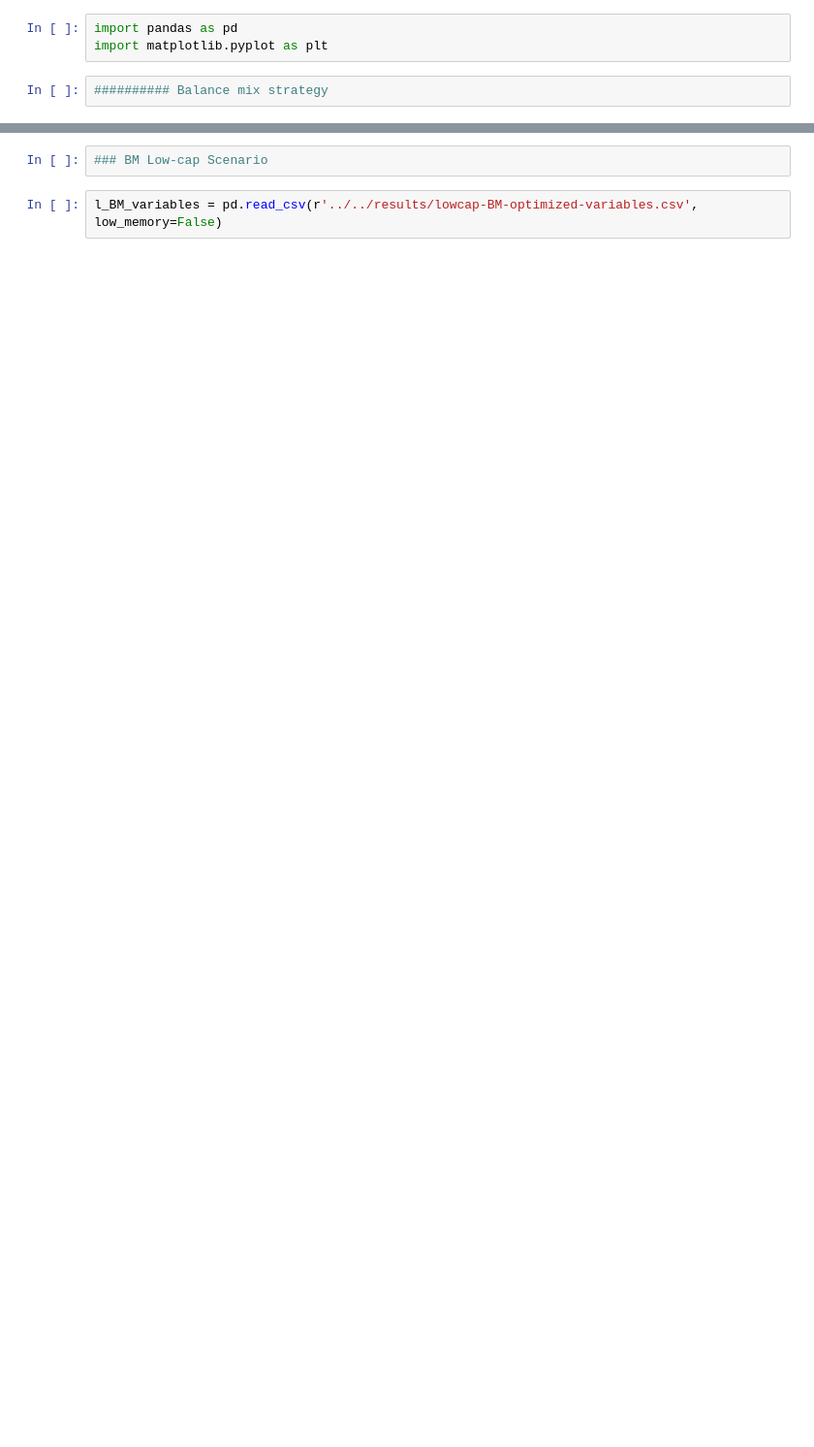
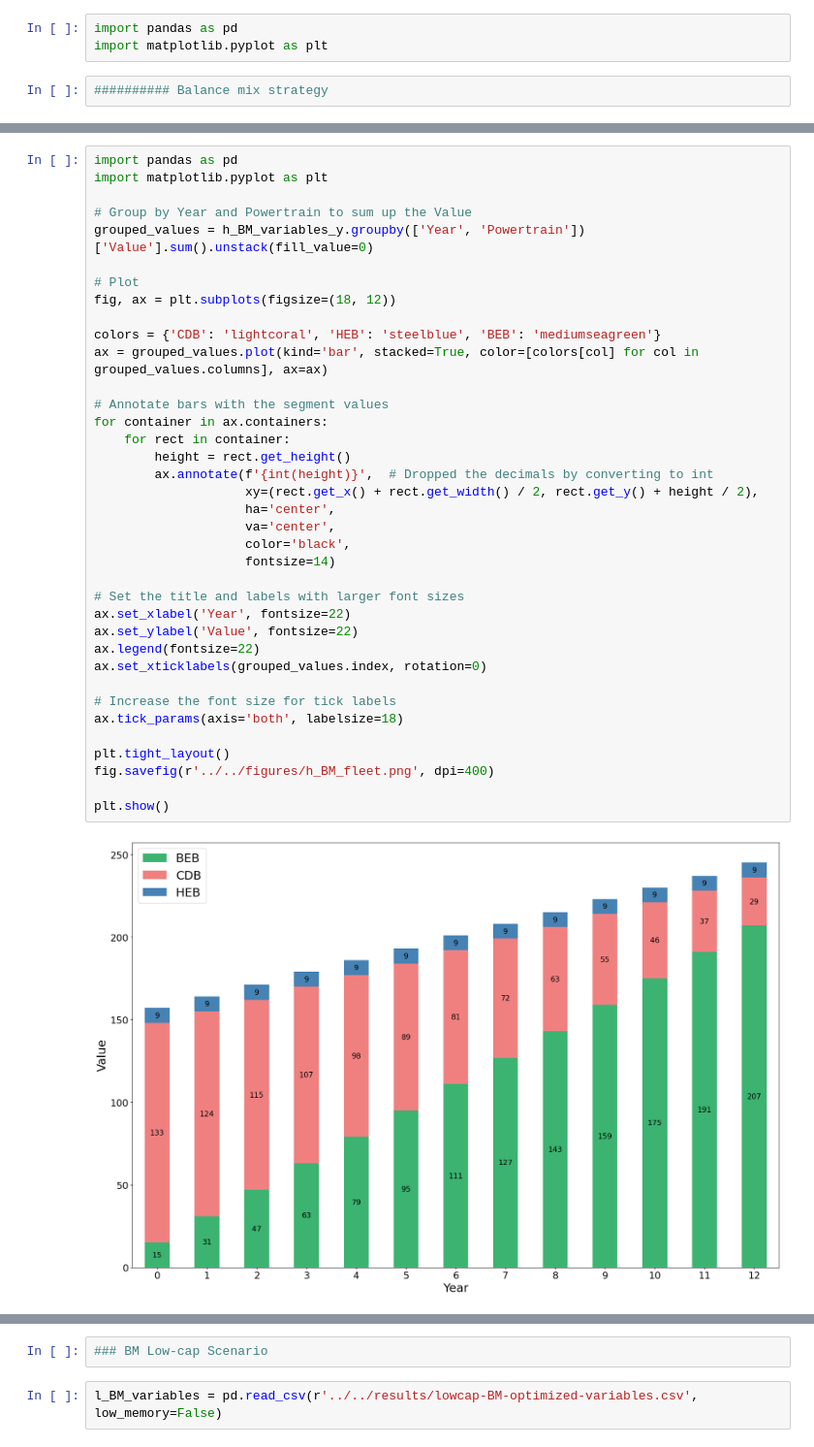
Before and after one commit to narslab/transit-electrification-futures, a Jupyter notebook: bin/jupyter/organize-optimization-results-BM.ipynb, the cells around one changed output, grey strips where cells are left out. Shown at 97% size. Cells and saved outputs as stored; diff of their text form; blank space fills up the shorter version.

```diff
--- a/bin/jupyter/organize-optimization-results-BM.ipynb
+++ b/bin/jupyter/organize-optimization-results-BM.ipynb
@@ -5,0 +106,39 @@ import matplotlib.pyplot as plt
+# %%
+import pandas as pd
+import matplotlib.pyplot as plt
+
+# Group by Year and Powertrain to sum up the Value
+grouped_values = h_BM_variables_y.groupby(['Year', 'Powertrain'])['Value'].sum().unstack(fill_value=0)
+
+# Plot
+fig, ax = plt.subplots(figsize=(18, 12))
+
+colors = {'CDB': 'lightcoral', 'HEB': 'steelblue', 'BEB': 'mediumseagreen'}
+ax = grouped_values.plot(kind='bar', stacked=True, color=[colors[col] for col in grouped_values.columns], ax=ax)
+
+# Annotate bars with the segment values
+for container in ax.containers:
+    for rect in container:
+        height = rect.get_height()
+        ax.annotate(f'{int(height)}',  # Dropped the decimals by converting to int
+                    xy=(rect.get_x() + rect.get_width() / 2, rect.get_y() + height / 2),
+                    ha='center',
+                    va='center',
+                    color='black',
+                    fontsize=14)
+
+# Set the title and labels with larger font sizes
+ax.set_xlabel('Year', fontsize=22)
+ax.set_ylabel('Value', fontsize=22)
+ax.legend(fontsize=22)
+ax.set_xticklabels(grouped_values.index, rotation=0)
+
+# Increase the font size for tick labels
+ax.tick_params(axis='both', labelsize=18)
+
+plt.tight_layout()
+fig.savefig(r'../../figures/h_BM_fleet.png', dpi=400)
+
+plt.show()
+# %% [output]
+[figure, added]
```
Also changed, not shown: parts of 57 cells of this notebook, 13 other files.
